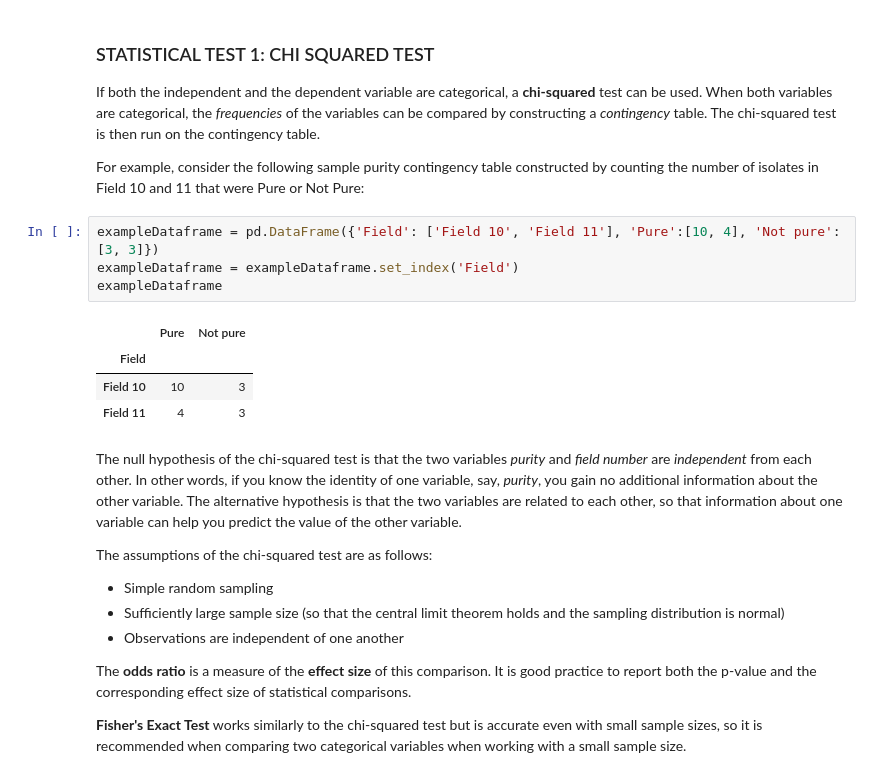
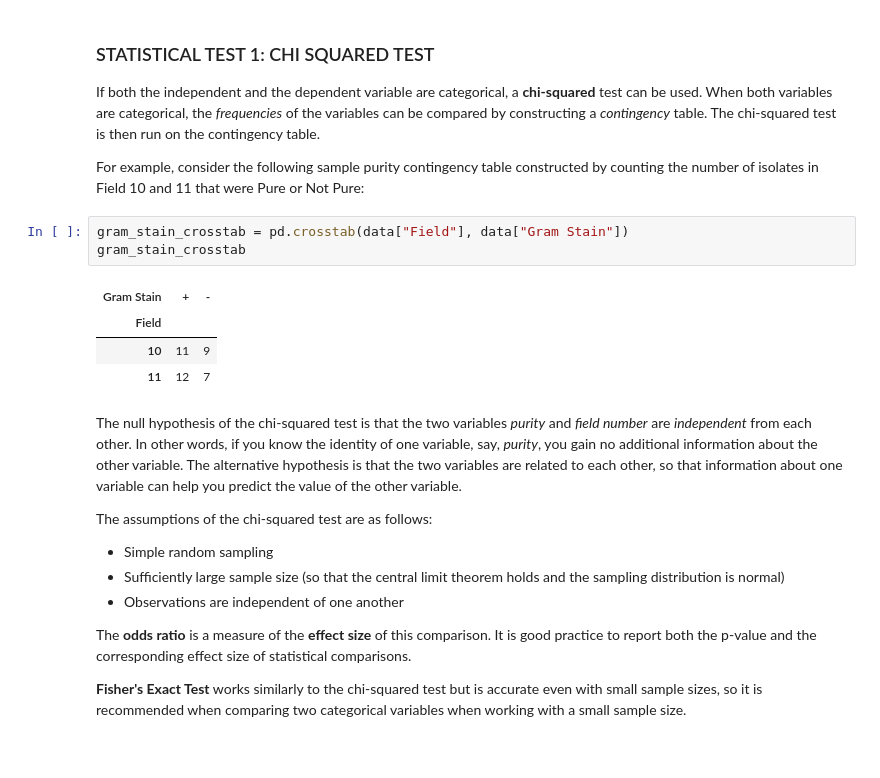
Before and after one commit to keithgmitchell/Isolate-Analysis, a Jupyter notebook: 109AL-F18 Analysis Notebook.ipynb, the cells around one changed output. Saved outputs shown, nothing was run; the diff lists cells and outputs as text.

```diff
--- a/109AL-F18 Analysis Notebook.ipynb
+++ b/109AL-F18 Analysis Notebook.ipynb
@@ -175,15 +183,14 @@ Statistical tests are run to compare two or more variables. In an experiment, re
 If both the independent and the dependent variable are categorical, a **chi-squared** test can be used. When both variables are categorical, the *frequencies* of the variables can be compared by constructing a *contingency* table. The chi-squared test is then run on the contingency table.
 
 For example, consider the following sample purity contingency table constructed by counting the number of isolates in Field 10 and 11 that were Pure or Not Pure:
-# %%
-exampleDataframe = pd.DataFrame({'Field': ['Field 10', 'Field 11'], 'Pure':[10, 4], 'Not pure': [3, 3]})
-exampleDataframe = exampleDataframe.set_index('Field')
-exampleDataframe
-# %% [output]
-|  | Pure | Not pure |
-| Field |  |  |
-| Field 10 | 10 | 3 |
-| Field 11 | 4 | 3 |
+# %%
+gram_stain_crosstab = pd.crosstab(data["Field"], data["Gram Stain"])
+gram_stain_crosstab
+# %% [output]
+| Gram Stain | + | - |
+| Field |  |  |
+| 10 | 11 | 9 |
+| 11 | 12 | 7 |
 # %% [markdown]
 The null hypothesis of the chi-squared test is that the two variables *purity* and *field number* are *independent* from each other. In other words, if you know the identity of one variable, say, *purity*, you gain no additional information about the other variable. The alternative hypothesis is that the two variables are related to each other, so that information about one variable can help you predict the value of the other variable.
 
```
Also changed, not shown: parts of 18 cells of this notebook, 1 other file.
